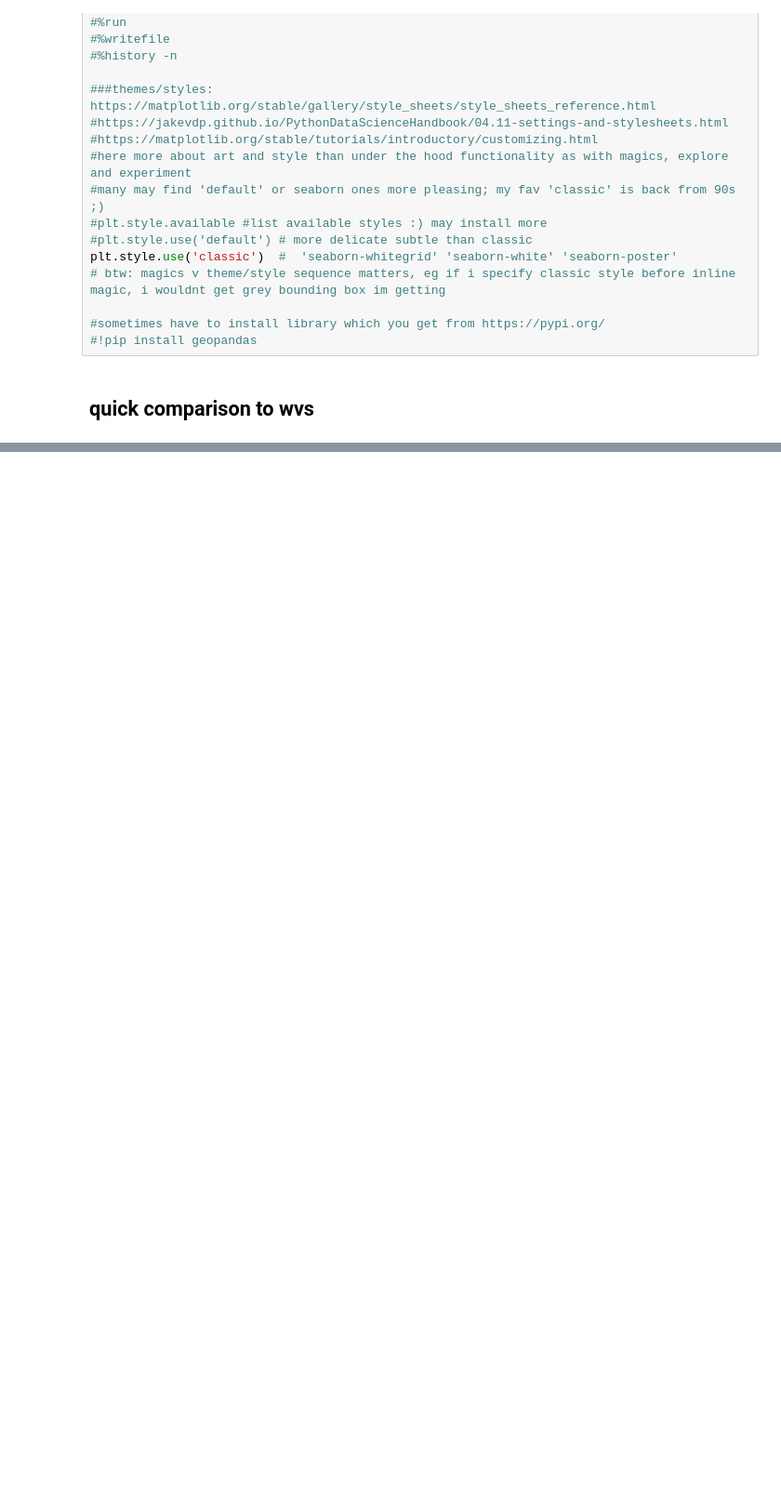
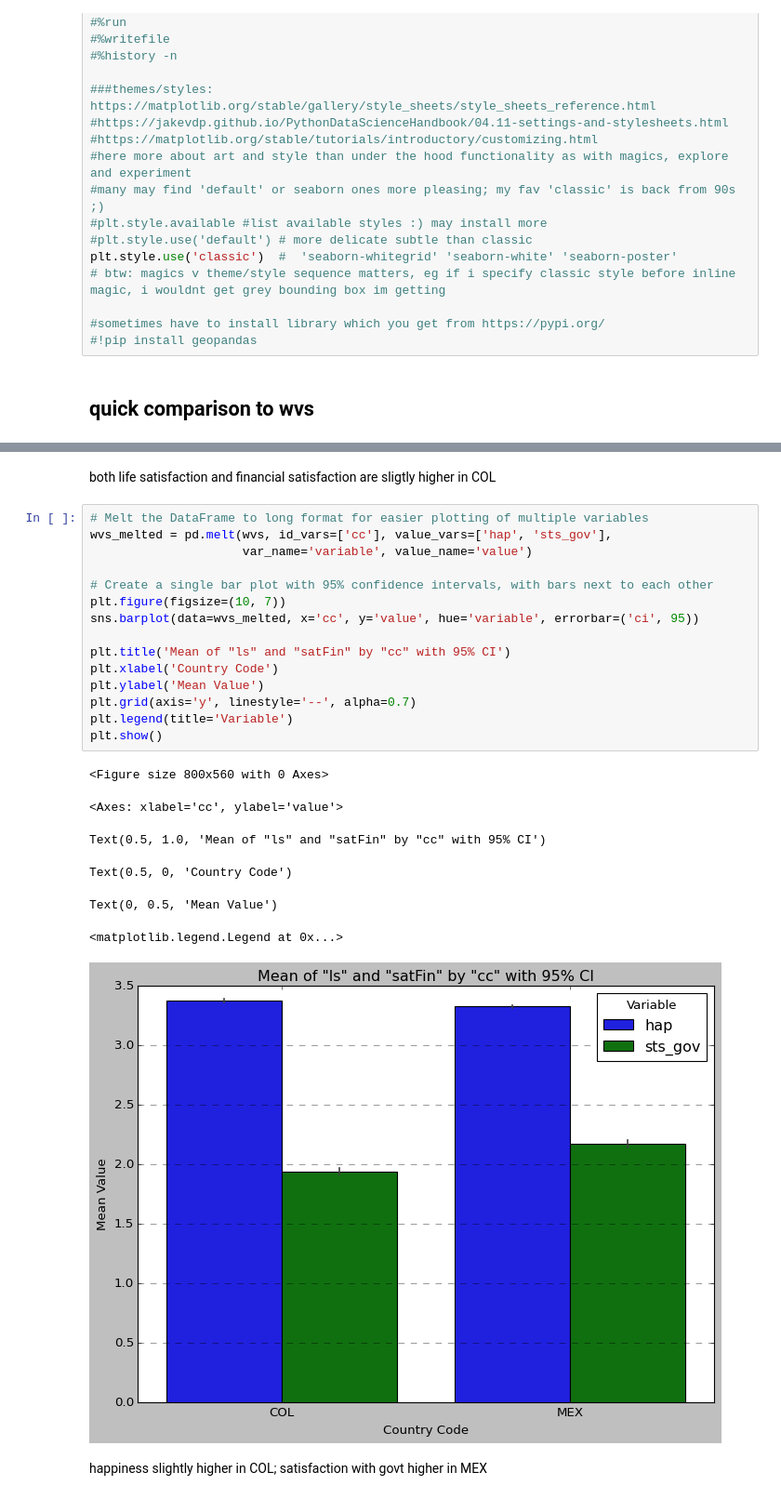
Before and after one commit to theaok/linaColMex, a Jupyter notebook: linaColMex.ipynb, the cells around one changed output, grey strips where cells are left out. Shown at 93% size. Saved outputs shown, nothing was run; the diff lists cells and outputs as text; blank space fills up the shorter version.

```diff
--- a/linaColMex.ipynb
+++ b/linaColMex.ipynb
@@ -82,0 +142,27 @@ wvs.columns
+# %% [markdown]
+both life satisfaction and financial satisfaction are sligtly higher in COL
+# %%
+# Melt the DataFrame to long format for easier plotting of multiple variables
+wvs_melted = pd.melt(wvs, id_vars=['cc'], value_vars=['hap', 'sts_gov'],
+                     var_name='variable', value_name='value')
+
+# Create a single bar plot with 95% confidence intervals, with bars next to each other
+plt.figure(figsize=(10, 7))
+sns.barplot(data=wvs_melted, x='cc', y='value', hue='variable', errorbar=('ci', 95))
+
+plt.title('Mean of "ls" and "satFin" by "cc" with 95% CI')
+plt.xlabel('Country Code')
+plt.ylabel('Mean Value')
+plt.grid(axis='y', linestyle='--', alpha=0.7)
+plt.legend(title='Variable')
+plt.show()
+# %% [output]
+<Figure size 800x560 with 0 Axes>
+<Axes: xlabel='cc', ylabel='value'>
+Text(0.5, 1.0, 'Mean of "ls" and "satFin" by "cc" with 95% CI')
+Text(0.5, 0, 'Country Code')
+Text(0, 0.5, 'Mean Value')
+<matplotlib.legend.Legend at 0x...>
+[figure, added]
+# %% [markdown]
+happiness slightly higher in COL; satisfaction with govt higher in MEX
```
Also changed, not shown: parts of 6 cells of this notebook.
